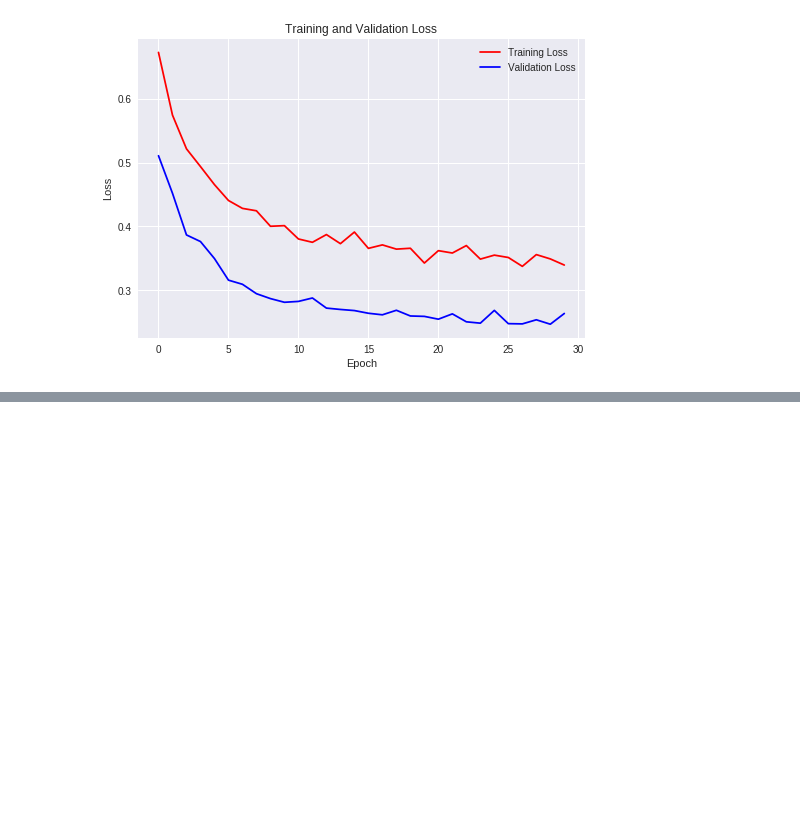
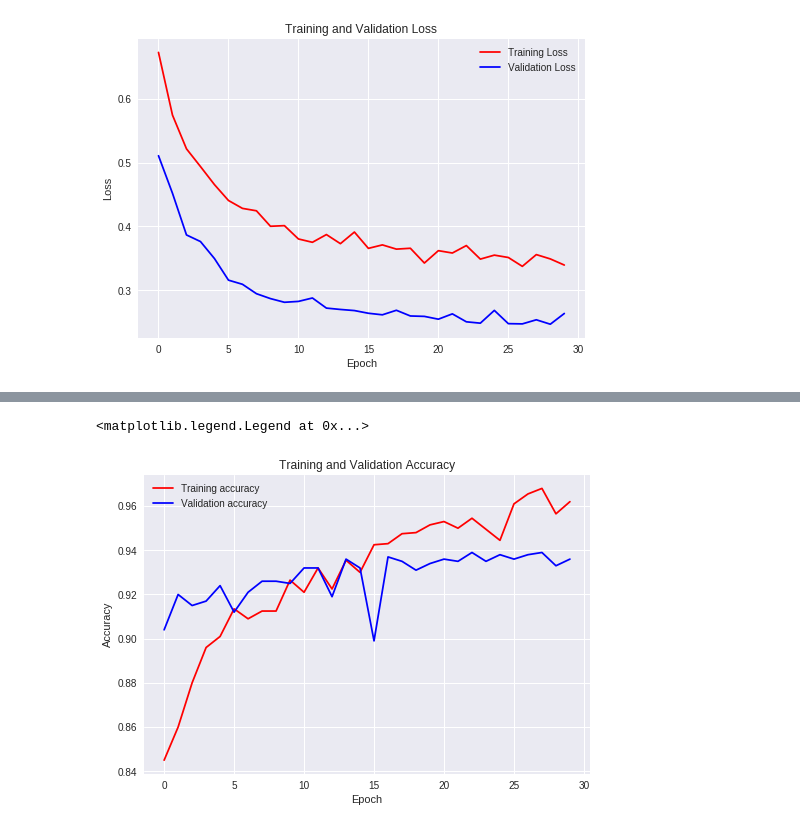
Before and after one commit to silentvoice/dl-with-keras, a Jupyter notebook: classification_cats_vs_dogs_by_extending_pretrained_model.ipynb, the cells around one changed output, grey strips where cells are left out. Cells and saved outputs as stored; diff of their text form; code cells hidden in the pictures; blank space fills up the shorter version.

Commit message:
Fine tune the model by training the top layers of the conv_base layer

```diff
--- a/classification_cats_vs_dogs_by_extending_pretrained_model.ipynb
+++ b/classification_cats_vs_dogs_by_extending_pretrained_model.ipynb
@@ -304,0 +339,11 @@ plt.legend()
+# %%
+model.compile(loss='binary_crossentropy',
+              optimizer=optimizers.RMSprop(lr=1e-5),
+              metrics=['acc'])
+# %%
+model_history = model.fit_generator(train_generator,
+                                    steps_per_epoch=100,
+                                    epochs=30,
+                                    validation_data=validation_generator,
+                                    validation_steps=50,
+                                    verbose=2)
@@ -304,0 +370,16 @@ plt.legend()
+# %%
+train_acc = model_history.history['acc']
+val_acc = model_history.history['val_acc']
+train_loss = model_history.history['loss']
+val_loss = model_history.history['val_loss']
+# %%
+epochs = range(len(train_acc))
+plt.plot(epochs, train_acc, 'r', label='Training accuracy')
+plt.plot(epochs, val_acc, 'b', label='Validation accuracy')
+plt.title('Training and Validation Accuracy')
+plt.xlabel('Epoch')
+plt.ylabel('Accuracy')
+plt.legend()
+# %% [output]
+<matplotlib.legend.Legend at 0x...>
+[figure, added]
```
Also changed, not shown: parts of 12 cells of this notebook.
